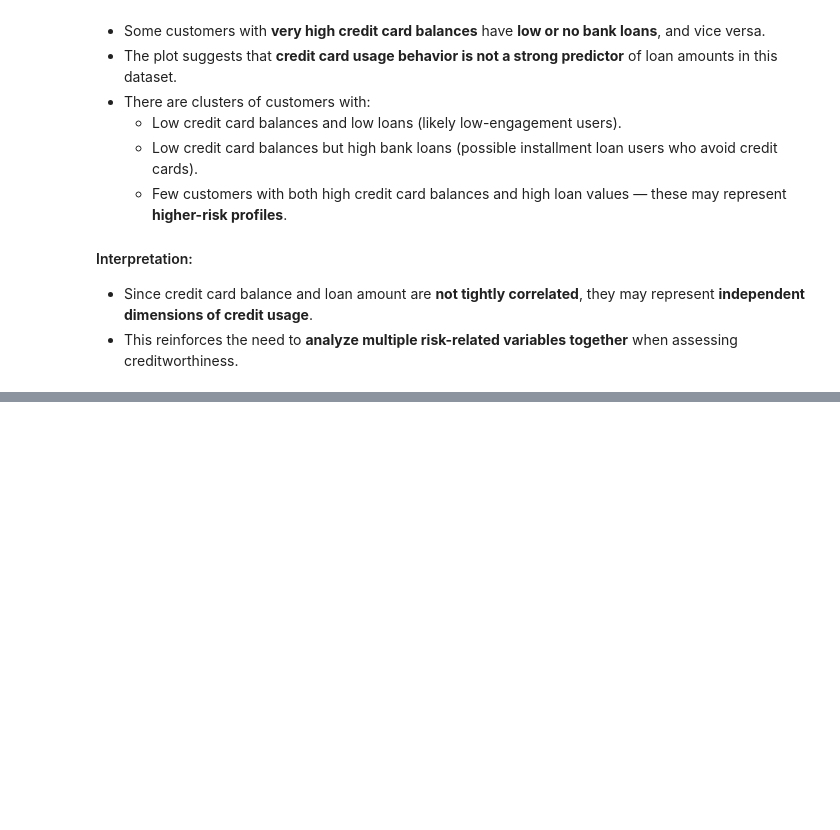
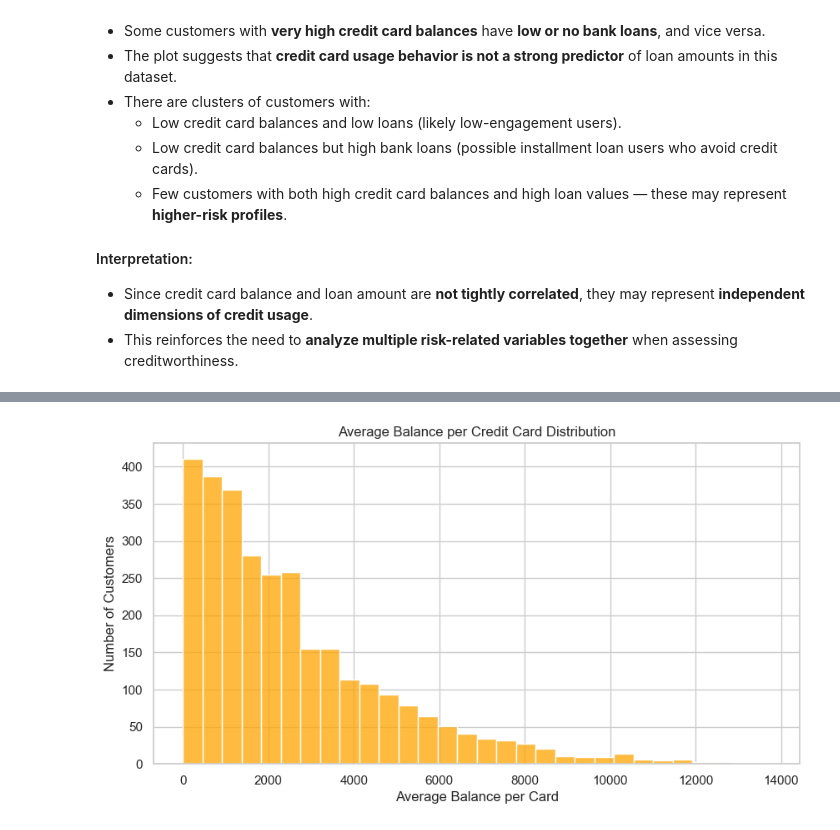
Before and after one commit to Faisal-khann/Comprehensive_Banking_portfolio, a Jupyter notebook: notebook/Banking-risk-analysis.ipynb, the cells around one changed output, grey strips where cells are left out. Drawn from its saved outputs; the diff is of its cells as text; code cells hidden in the pictures; blank space fills up the shorter version.

```diff
--- a/notebook/workbook_1.ipynb
+++ b/notebook/Banking-risk-analysis.ipynb
@@ -849,0 +1049,13 @@ This scatter plot explores the relationship between a customer's **credit card b
+# %%
+# If credit limit column exists:
+if 'Credit_Limit' in df.columns:
+    df['Utilization_Rate'] = (df['Credit Card Balance'] / df['Credit_Limit']) * 100
+    utilization_gap = 100 - df['Utilization_Rate']
+else:
+    df['Avg_Balance_per_Card'] = df['Credit Card Balance'] / df['Amount of Credit Cards']
+
+
+if 'Credit_Limit' in df.columns:
+    print("\nCredit Card Utilization Gap:\n", utilization_gap.describe())
+else:
+    print("\nAverage Balance per Card:\n", df['Avg_Balance_per_Card'].describe())
@@ -849,0 +1086,20 @@ This scatter plot explores the relationship between a customer's **credit card b
+# %%
+if 'Credit_Limit' in df.columns:
+    df['Utilization_Rate'] = (df['Credit Card Balance'] / df['Credit_Limit']) * 100
+    df['Utilization_Gap'] = 100 - df['Utilization_Rate']
+
+    sns.histplot(df['Utilization_Gap'], bins=20, color="orange")
+    plt.title("Credit Card Utilization Gap Distribution")
+    plt.xlabel("Utilization Gap (%)")
+    plt.ylabel("Number of Customers")
+    plt.show()
+
+else:
+    df['Avg_Balance_per_Card'] = df['Credit Card Balance'] / df['Amount of Credit Cards']
+    sns.histplot(df['Avg_Balance_per_Card'], bins=30, color="orange")
+    plt.title("Average Balance per Credit Card Distribution")
+    plt.xlabel("Average Balance per Card")
+    plt.ylabel("Number of Customers")
+    plt.show()
+# %% [output]
+[figure, added]
```
Also changed, not shown: parts of 29 cells of this notebook, 2 other files.
